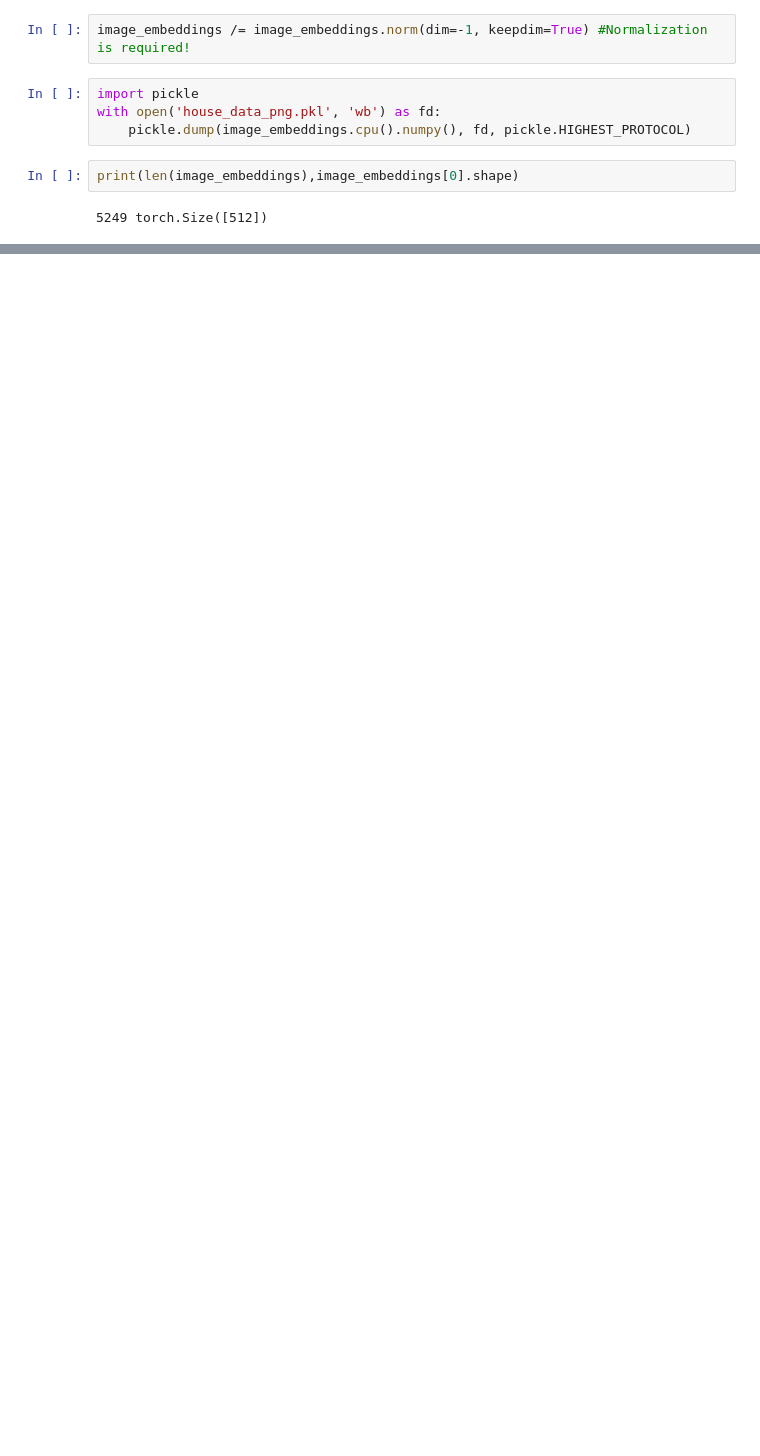
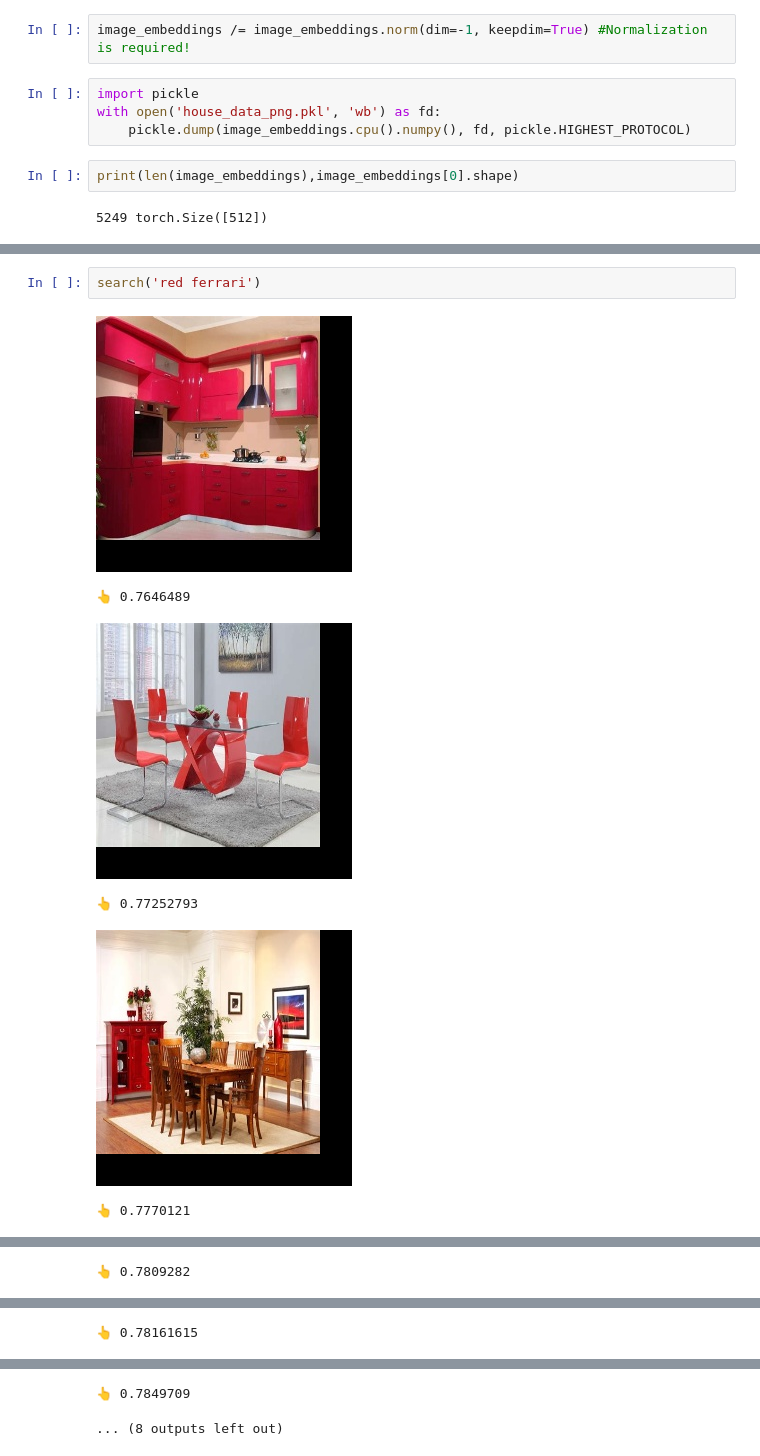
Before and after one commit to maxdotio/ai-search-training, a Jupyter notebook: ai-search-lab/notebooks/07-CLIP.ipynb, the cells around one changed output, grey strips where cells are left out. Cells and saved outputs as stored; diff of their text form; blank space fills up the shorter version.

```diff
--- a/ai-search-lab/notebooks/07-CLIP.ipynb
+++ b/ai-search-lab/notebooks/07-CLIP.ipynb
@@ -153,0 +148,9 @@ search('large kitchen island colonial')
+# %%
+search('red ferrari')
+# %% [output]
+[figure, added]
+👆 0.7646489
+[figure, added]
+👆 0.77252793
+[figure, added]
+👆 0.7770121
@@ -153,0 +158 @@ search('large kitchen island colonial')
+👆 0.7809282
@@ -153,0 +160 @@ search('large kitchen island colonial')
+👆 0.78161615
@@ -153,0 +162,2 @@ search('large kitchen island colonial')
+👆 0.7849709
+... (8 outputs left out)
```
Also changed, not shown: parts of 14 cells of this notebook, 6 other files.
